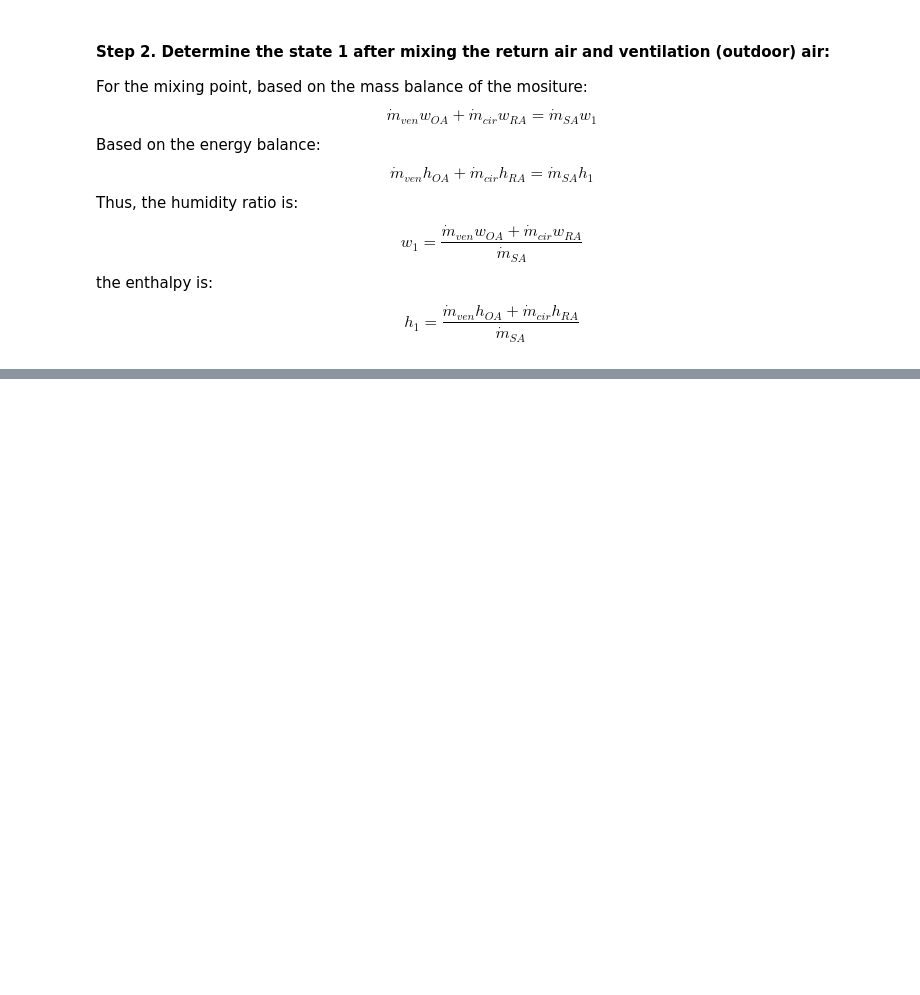
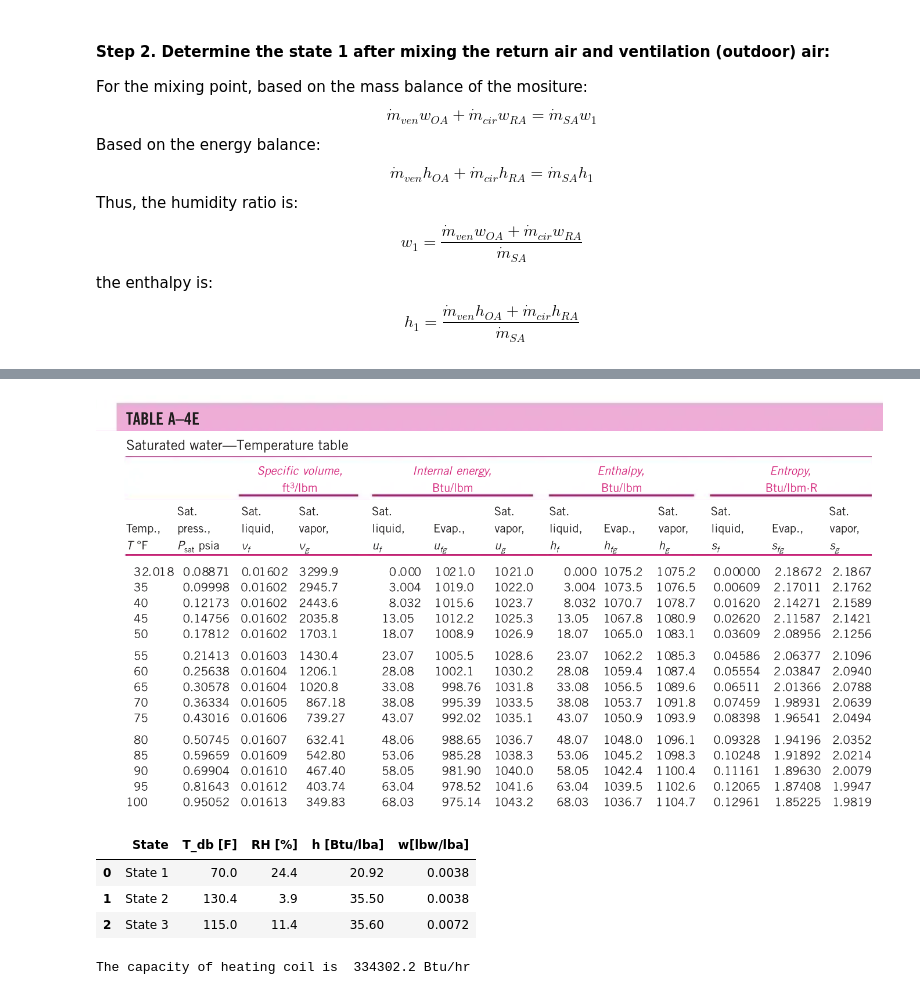
Before and after one commit to JieMa1202/CE414, a Jupyter notebook: Homework/Air_Processing_Equipment.ipynb, the cells around one changed output, grey strips where cells are left out. Saved outputs shown, nothing was run; the diff lists cells and outputs as text; code cells hidden in the pictures; blank space fills up the shorter version.

```diff
--- a/Homework/Air_Processing_Equipment.ipynb
+++ b/Homework/Air_Processing_Equipment.ipynb
@@ -59,0 +68,16 @@ df
+# %%
+Q_lat_load = 45000
+Q_tot_load = Q_sen_load + Q_lat_load
+h_SA = Q_tot_load/m_dot_SA + h_RA
+w_SA = W_pth(P_atm, T_db_SA, h_SA) # humidity ratio of space air
+RH_SA = RH_pth(P_atm, T_db_SA, h_SA) # relative humisity of space 5
+
+data = {
+    "State": ["Return Air", "Supply Air"],
+    "T_db [F]": [f"{T_db_RA:.1f}",f"{T_db_SA:.1f}"],
+    "RH [%]": [f"{RH_RA:.1f}",f"{RH_SA:.1f}"],
+    "h [Btu/lba]": [f"{h_RA:.2f}", f"{h_SA:.2f}"],
+    "w[lbw/lba]": [f"{w_RA:.4f}", f"{w_SA:.4f}"]
+}
+df = pd.DataFrame(data)
+df
@@ -81,0 +122,28 @@ H = m_dot_SA * (w_SA-w_1)
+# %%
+w_2 = w_1
+h_w_1 = 28.08
+h_2 = h_SA - (w_SA - w_1)*h_w_1
+T_db_2 = T_pwh(P_atm, w_2, h_2) # dry-bulb at state 3, F
+RH_2 = RH_ptw(P_atm, T_db_2, w_2) # relative humidity at state 3, %
+display(Image(filename='SaturatedWaterTable.jpg'))
+# %% [output]
+[figure, added]
+# %%
+data = {
+    "State": ["State 1", "State 2", "State 3"],
+    "T_db [F]": [f"{T_db_1:.1f}",f"{T_db_2:.1f}",f"{T_db_SA:.1f}"],
+    "RH [%]": [f"{RH_1:.1f}",f"{RH_2:.1f}",f"{RH_SA:.1f}"],
+    "h [Btu/lba]": [f"{h_1:.2f}", f"{h_2:.2f}",f"{h_SA:.2f}"],
+    "w[lbw/lba]": [f"{w_1:.4f}", f"{w_2:.4f}",f"{w_SA:.4f}"]
+}
+df = pd.DataFrame(data)
+df
+# %% [output]
+|  | State | T_db [F] | RH [%] | h [Btu/lba] | w[lbw/lba] |
+| 0 | State 1 | 70.0 | 24.4 | 20.92 | 0.0038 |
+| 1 | State 2 | 130.4 | 3.9 | 35.50 | 0.0038 |
+| 2 | State 3 | 115.0 | 11.4 | 35.60 | 0.0072 |
+# %%
+Q_dot_heating_1 = m_dot_SA * (h_2-h_1)
+# %% [output]
+The capacity of heating coil is  334302.2 Btu/hr
```
Also changed, not shown: parts of 11 cells of this notebook, 2 other files.
